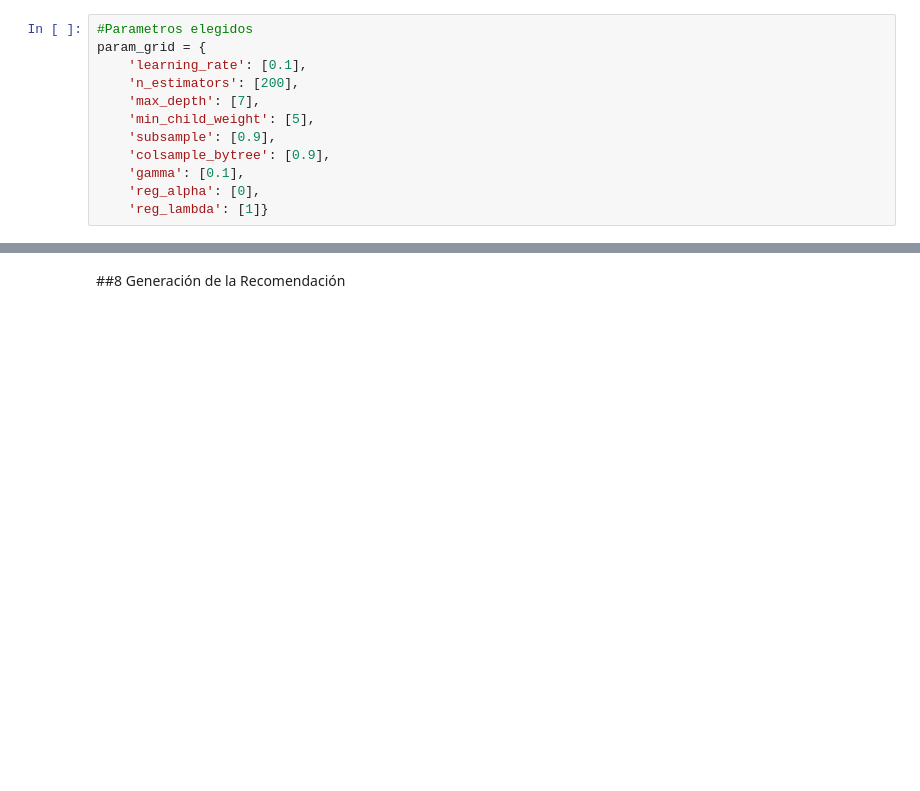
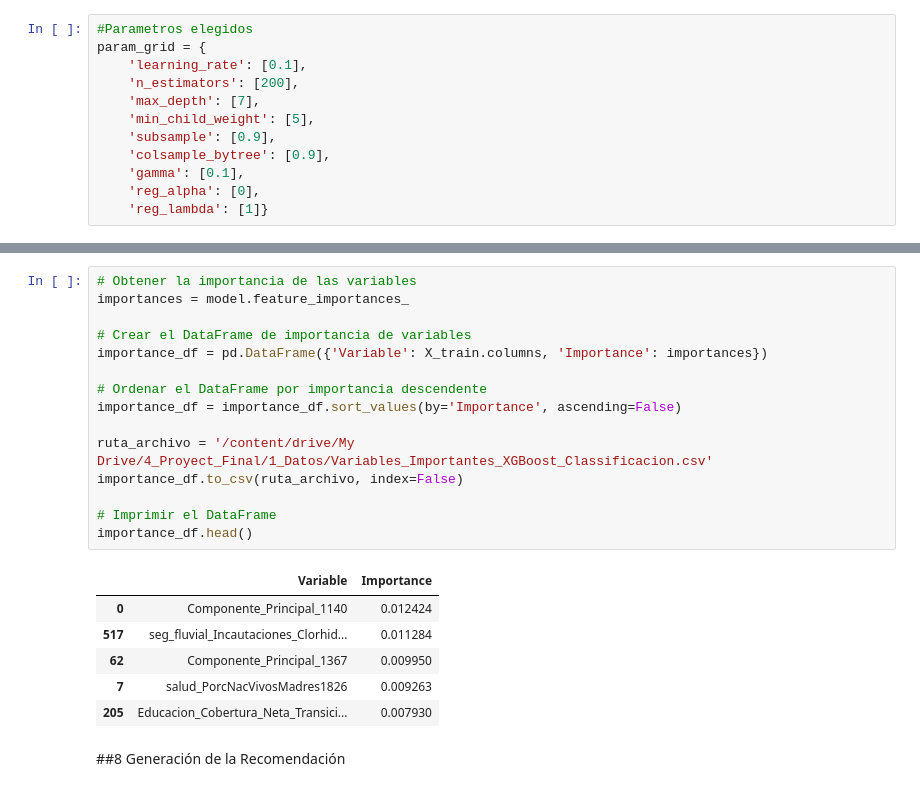
Before and after one commit to Daniel1388/Towns_ML, a Jupyter notebook: Scripts/Tesis_ML_Model_Clasificación.ipynb, the cells around one changed output, grey strips where cells are left out. Drawn from its saved outputs; the diff is of its cells as text; blank space fills up the shorter version.

Commit message:
final
todos los archivos

```diff
--- a/Scripts/Tesis_ML_Model_Clasificación.ipynb
+++ b/Scripts/Tesis_ML_Model_Clasificación.ipynb
@@ -376,3 +382,25 @@ array([[20,  1, 19,  5],
+# %%
+# Obtener la importancia de las variables
+importances = model.feature_importances_
+
+# Crear el DataFrame de importancia de variables
+importance_df = pd.DataFrame({'Variable': X_train.columns, 'Importance': importances})
+
+# Ordenar el DataFrame por importancia descendente
+importance_df = importance_df.sort_values(by='Importance', ascending=False)
+
+ruta_archivo = '/content/drive/My Drive/4_Proyect_Final/1_Datos/Variables_Importantes_XGBoost_Classificacion.csv'
+importance_df.to_csv(ruta_archivo, index=False)
+
+# Imprimir el DataFrame
+importance_df.head()
+# %% [output]
+|  | Variable | Importance |
+| 0 | Componente_Principal_1140 | 0.012424 |
+| 517 | seg_fluvial_Incautaciones_Clorhid... | 0.011284 |
+| 62 | Componente_Principal_1367 | 0.009950 |
+| 7 | salud_PorcNacVivosMadres1826 | 0.009263 |
+| 205 | Educacion_Cobertura_Neta_Transici... | 0.007930 |
 # %% [markdown]
 ##8 Generación de la Recomendación
 # %%
```
Also changed, not shown: parts of 16 cells of this notebook, 4 other files.
